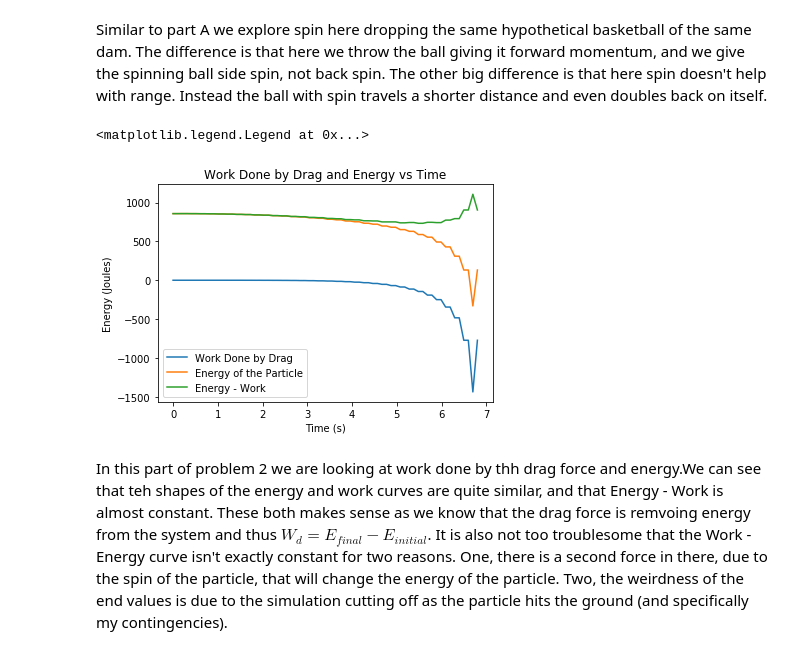
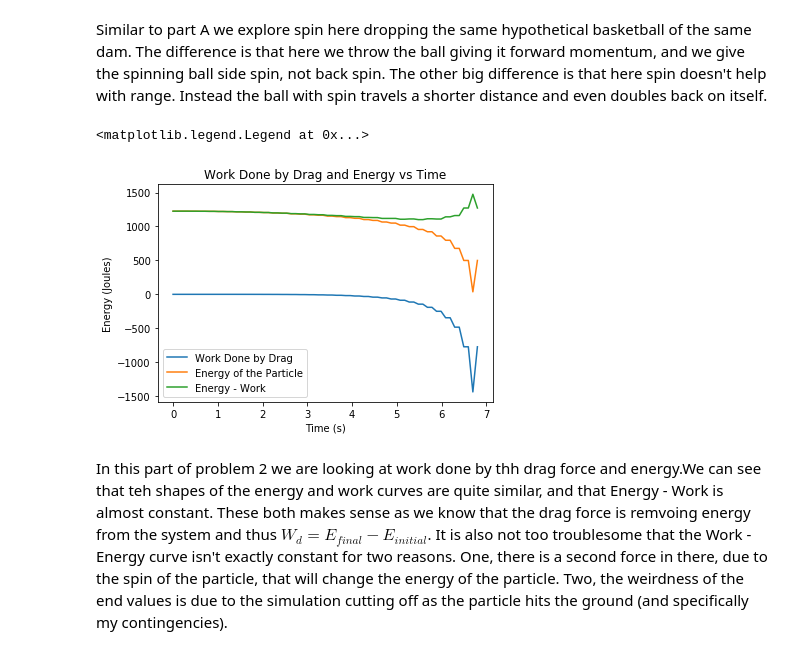
Before and after one commit to lbelmanw/Lectures, a Jupyter notebook: Assignment2.ipynb, the cells around one changed output. Drawn from its saved outputs; the diff is of its cells as text; code cells hidden in the pictures.

```diff
--- a/Assignment2.ipynb
+++ b/Assignment2.ipynb
@@ -515,27 +514,28 @@ Similar to part A we explore spin here dropping the same hypothetical basketball
 # %%
 v = np.array([0.0,1.0,0])
 t_final = 6.8
-x = np.array([0.0,140.0,0])
+x = np.array([0.0,200.0,0])
 
 
-particle2 = DragParticle2(m = 0.625, x0 = x, v0 = v, tf = t_final, w = np.array([0.0,0.0,50.0]))
-particle2.RK4_trajectory()
-particle2.Work()
-particle2.Energy()
+particleE = DragParticle2(m = 0.625, x0 = x, v0 = v, tf = 6.8, w = np.array([0.0,0.0,50.0]))
+particleE.RK4_trajectory()
+particleE.Work()
+particleE.Energy()
 
-value = np.array(particle2.E) - np.array(particle2.W)
-plt.plot(particle2.tarray, particle2.W, label = 'Work Done by Drag')
-plt.plot(particle2.tarray, particle2.E, label = 'Energy of the Particle')
-plt.plot(particle2.tarray, value, label = 'Energy - Work')
+value = np.array(particleE.E) - np.array(particleE.W)
+
+plt.plot(particleE.tarray, particleE.W, label = 'Work Done by Drag')
+plt.plot(particleE.tarray, particleE.E, label = 'Energy of the Particle')
+plt.plot(particleE.tarray, value, label = 'Energy - Work')
 
 
 plt.xlabel('Time (s)')
 plt.ylabel('Energy (Joules)')
 plt.title('Work Done by Drag and Energy vs Time')
 plt.legend(loc = 3)
 # %% [output]
 <matplotlib.legend.Legend at 0x...>
-[figure, old version]
+[figure, new version]
 # %% [markdown]
 In this part of problem 2 we are looking at work done by thh drag force and energy.We can see that teh shapes of the energy and work curves are quite similar, and that Energy - Work is almost constant. These both makes sense as we know that the drag force is remvoing energy from the system and thus $W_{d} = E_{final} - E_{initial}$. It is also not too troublesome that the Work - Energy curve isn't exactly constant for two reasons. One, there is a second force in there, due to the spin of the particle, that will change the energy of the particle. Two, the weirdness of the end values is due to the simulation cutting off as the particle hits the ground (and specifically my contingencies).
 # %%
```
Also changed, not shown: parts of 8 cells of this notebook, 4 other files.
